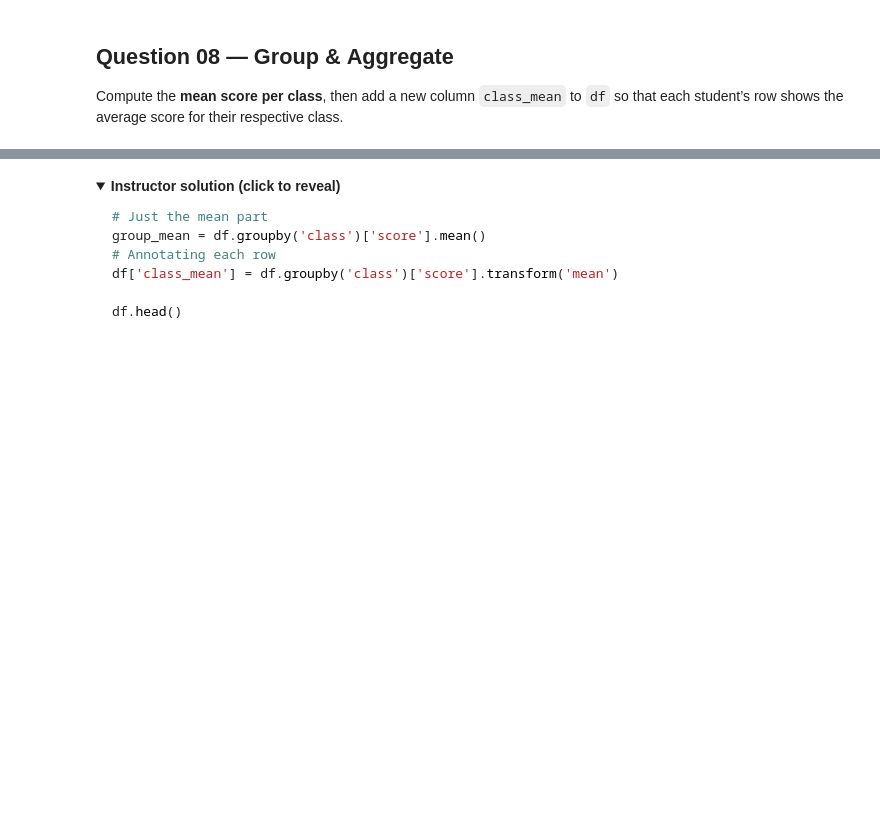
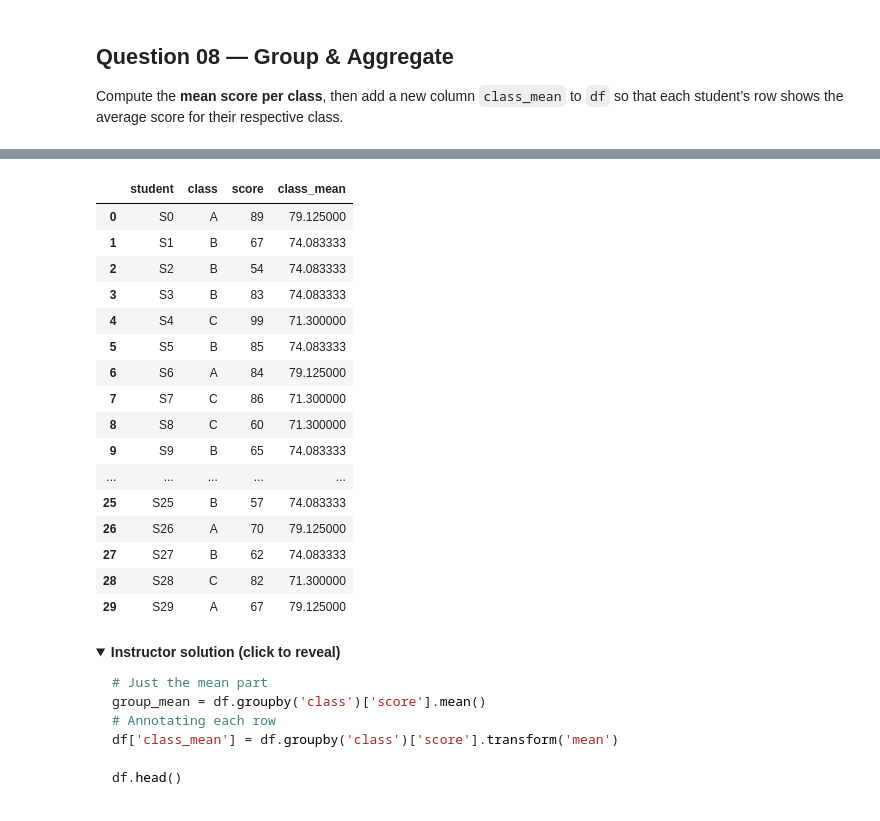
Before and after one commit to SporadicExistentialCrises/Dashan_Liu_RISE, a Jupyter notebook: july_10/data_wrangling_28_challenges.ipynb, the cells around one changed output, grey strips where cells are left out. Saved outputs shown, nothing was run; the diff lists cells and outputs as text; code cells hidden in the pictures; folded sections open; blank space fills up the shorter version.

```diff
--- a/july_10/data_wrangling_28_challenges.ipynb
+++ b/july_10/data_wrangling_28_challenges.ipynb
@@ -392,0 +400,7 @@ df.head()
+# %%
+for i in range(len(df)):
+    if not (df['score'][i] >= 70 and df["passed"][i] == True):
+        df.drop(i, inplace=True)
+df.reset_index(drop=True, inplace=True)  # Reset index after dropping rows
+
+df
@@ -443,3 +495,24 @@ df.head()
+# %%
+df["class_mean"] = df.groupby('class')['score'].transform('mean')
+df
+# %% [output]
+|  | student | class | score | class_mean |
+| 0 | S0 | A | 89 | 79.125000 |
+| 1 | S1 | B | 67 | 74.083333 |
+| 2 | S2 | B | 54 | 74.083333 |
+| 3 | S3 | B | 83 | 74.083333 |
+| 4 | S4 | C | 99 | 71.300000 |
+| 5 | S5 | B | 85 | 74.083333 |
+| 6 | S6 | A | 84 | 79.125000 |
+| 7 | S7 | C | 86 | 71.300000 |
+| 8 | S8 | C | 60 | 71.300000 |
+| 9 | S9 | B | 65 | 74.083333 |
+| ... | ... | ... | ... | ... |
+| 25 | S25 | B | 57 | 74.083333 |
+| 26 | S26 | A | 70 | 79.125000 |
+| 27 | S27 | B | 62 | 74.083333 |
+| 28 | S28 | C | 82 | 71.300000 |
+| 29 | S29 | A | 67 | 79.125000 |
 # %% [markdown]
 <details>
 <summary><strong>Instructor solution (click to reveal)</strong></summary>
```
Also changed, not shown: parts of 44 cells of this notebook.
